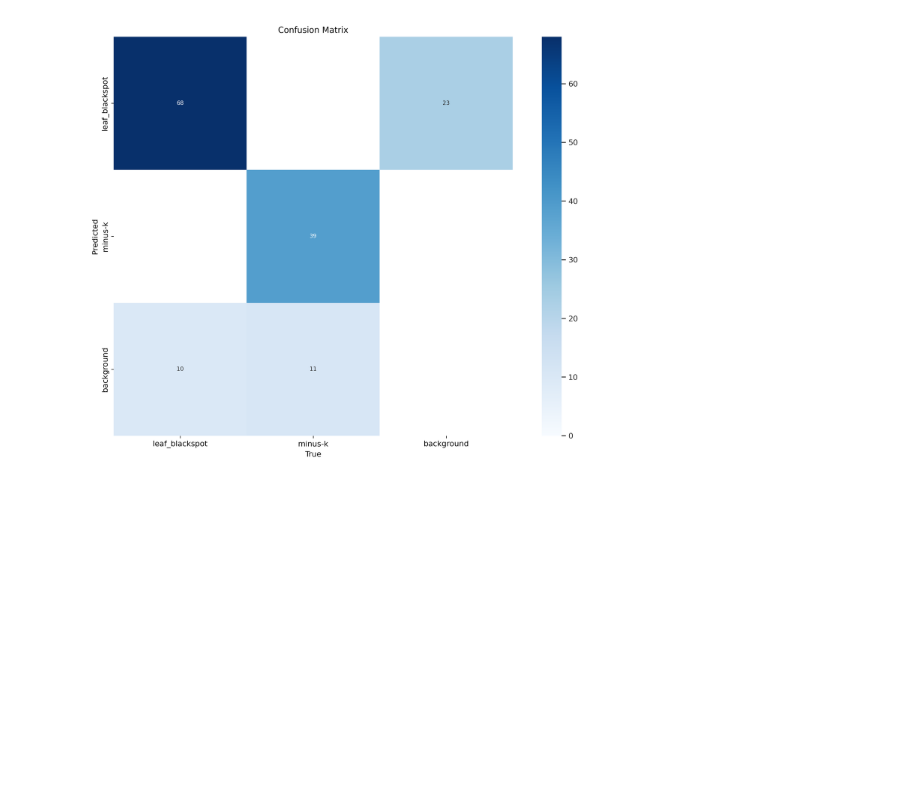
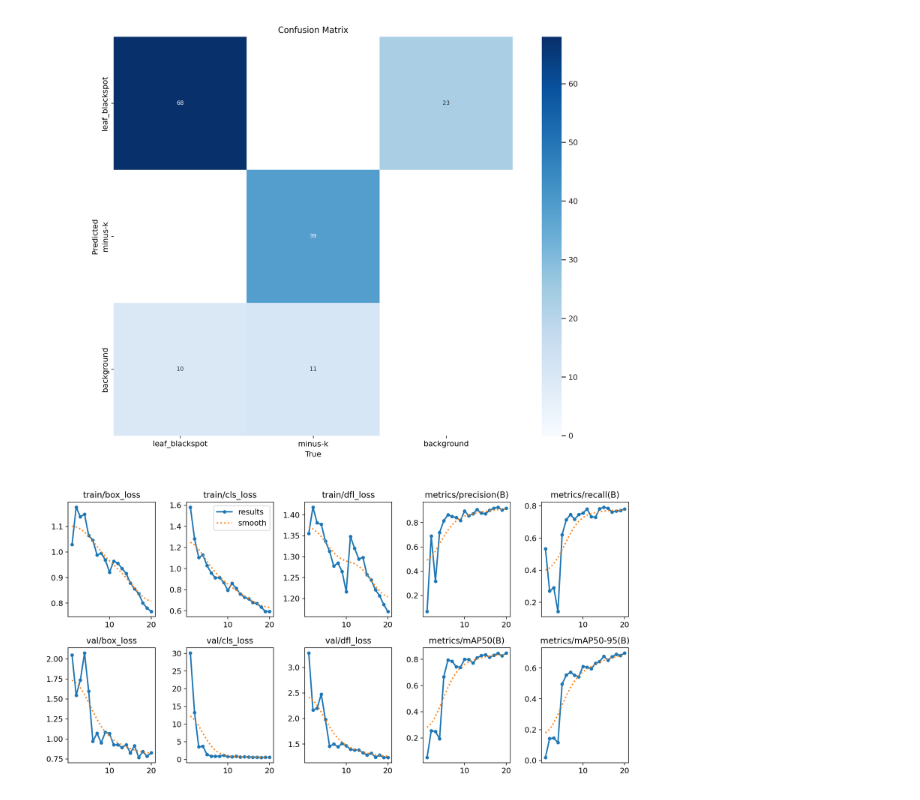
Before and after one commit to pasidhu89/citrusApp, a Jupyter notebook: leavesModle.ipynb, the cells around one changed output. Drawn from its saved outputs; the diff is of its cells as text; code cells hidden in the pictures; blank space fills up the shorter version.

```diff
--- a/leavesModle.ipynb
+++ b/leavesModle.ipynb
@@ -115,3 +115,7 @@ Results saved to runs/detect/train5
 Image(filename=f'/content/runs/detect/train5/confusion_matrix.png', width = 600)
 # %% [output]
 [figure]
+# %%
+Image(filename=f'/content/runs/detect/train5/results.png', width = 600)
+# %% [output]
+[figure, added]
```
